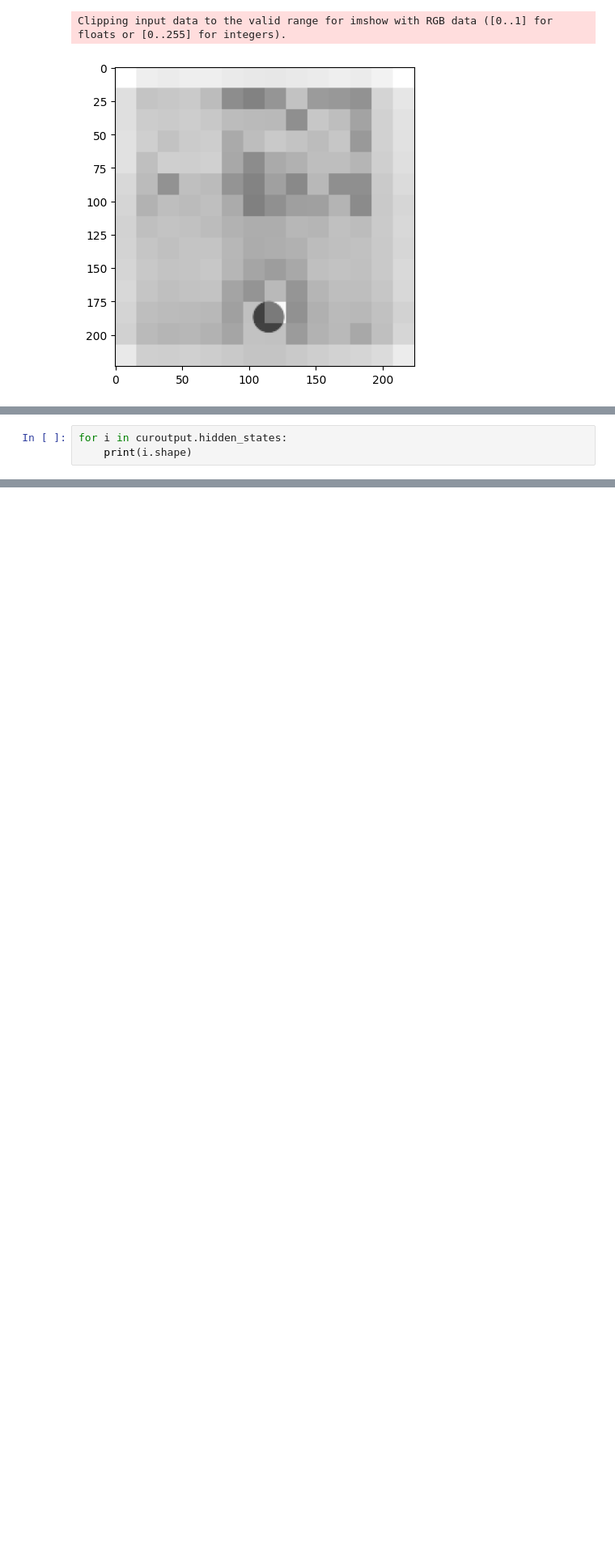
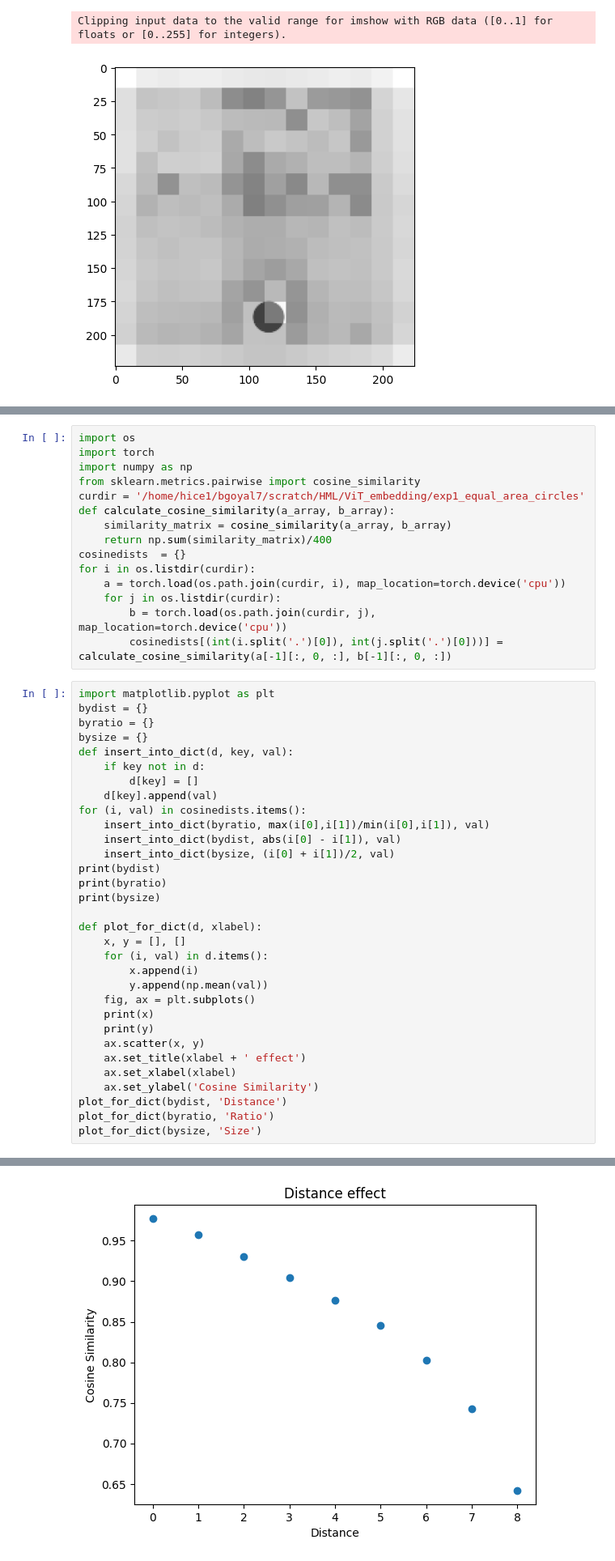
Before and after one commit to Bharat-Goyal/Numerosity-ViT, a Jupyter notebook: VIT_inference.ipynb, the cells around one changed output, grey strips where cells are left out. Shown: that part at 81% size. Drawn from its saved outputs; the diff is of its cells as text; blank space fills up the shorter version.

```diff
--- a/VIT_inference.ipynb
+++ b/VIT_inference.ipynb
@@ -178,3 +85,0 @@ Clipping input data to the valid range for imshow with RGB data ([0..1] for floa
-# %%
-for i in curoutput.hidden_states:
-    print(i.shape)
@@ -202,0 +86,48 @@ tensor(0.6627)
+# %%
+import os
+import torch
+import numpy as np
+from sklearn.metrics.pairwise import cosine_similarity
+curdir = '/home/hice1/bgoyal7/scratch/HML/ViT_embedding/exp1_equal_area_circles'
+def calculate_cosine_similarity(a_array, b_array):
+    similarity_matrix = cosine_similarity(a_array, b_array)
+    return np.sum(similarity_matrix)/400
+cosinedists  = {}
+for i in os.listdir(curdir):
+    a = torch.load(os.path.join(curdir, i), map_location=torch.device('cpu'))
+    for j in os.listdir(curdir):
+        b = torch.load(os.path.join(curdir, j), map_location=torch.device('cpu'))
+        cosinedists[(int(i.split('.')[0]), int(j.split('.')[0]))] = calculate_cosine_similarity(a[-1][:, 0, :], b[-1][:, 0, :])
+# %%
+import matplotlib.pyplot as plt
+bydist = {}
+byratio = {}
+bysize = {}
+def insert_into_dict(d, key, val):
+    if key not in d:
+        d[key] = []
+    d[key].append(val)
+for (i, val) in cosinedists.items():
+    insert_into_dict(byratio, max(i[0],i[1])/min(i[0],i[1]), val)
+    insert_into_dict(bydist, abs(i[0] - i[1]), val)
+    insert_into_dict(bysize, (i[0] + i[1])/2, val)
+print(bydist)
+print(byratio)
+print(bysize)
+
+def plot_for_dict(d, xlabel):
+    x, y = [], []
+    for (i, val) in d.items():
+        x.append(i)
+        y.append(np.mean(val))
+    fig, ax = plt.subplots()
+    print(x)
+    print(y)
+    ax.scatter(x, y)
+    ax.set_title(xlabel + ' effect')
+    ax.set_xlabel(xlabel)
+    ax.set_ylabel('Cosine Similarity')
+plot_for_dict(bydist, 'Distance')
+plot_for_dict(byratio, 'Ratio')
+plot_for_dict(bysize, 'Size')
+# %% [output]
@@ -202,0 +143 @@ tensor(0.6627)
+[figure, added]
```
Also changed, not shown: parts of 18 cells of this notebook, 4 other files.
